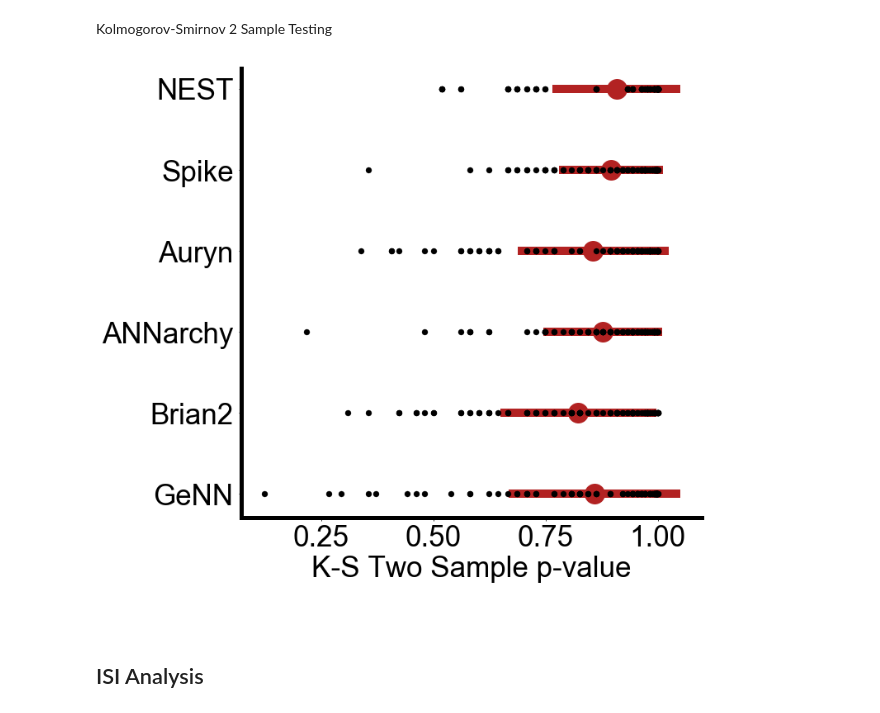
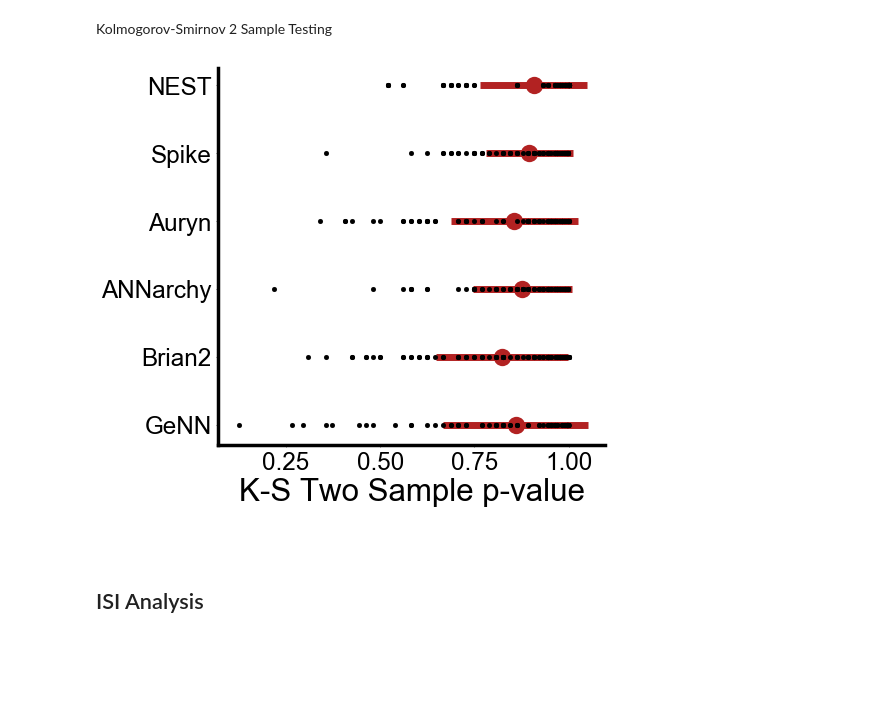
Before and after one commit to nasiryahm/SNNSimulatorComparison, a Jupyter notebook: Benchmarks/VogelsAbbott/_results/SimulatorComparisons.ipynb, the cells around one changed output. Saved outputs shown, nothing was run; the diff lists cells and outputs as text; code cells hidden in the pictures; blank space fills up the shorter version.

```diff
--- a/Benchmarks/VogelsAbbott/_results/SimulatorComparisons.ipynb
+++ b/Benchmarks/VogelsAbbott/_results/SimulatorComparisons.ipynb
@@ -9,8 +9,8 @@ from scipy.stats import ks_2samp, pearsonr
 # %%
 plt.style.use('seaborn-paper')
 SMALL_SIZE = 35
-MEDIUM_SIZE = 35
-BIGGER_SIZE = 35
+MEDIUM_SIZE = 45
+BIGGER_SIZE = 45
 
 plt.rc('font', size=SMALL_SIZE, family="Arial")          # controls default text sizes
 plt.rc('axes', titlesize=SMALL_SIZE)     # fontsize of the axes title
@@ -264,25 +264,25 @@ for s1 in range(len(simulator_data)):
                 rate_ks[s1,s2,t1,t2] = ks_2samp(rates[t1][s1],rates[t2][s2])[1]
 # %%
 # %%capture
-plt.figure(figsize=(10,10)) #, dpi=50)
+plt.figure(figsize=(10,10), dpi=50)
 
 tickvalues = []
 count = 0
 for s1 in range(len(simulator_data[:1])):
     for s2 in np.arange(s1,len(simulator_data)):
         plt.errorbar(np.mean(rate_ks[s1,s2]), [-1*count], fmt=".", ms=50, lw=10, color='firebrick', xerr=np.std(rate_ks[s1,s2].flatten()), zorder=-1)
         plt.scatter(rate_ks[s1,s2].flatten(), -1*count*np.ones(rate_ks[s1,s2].flatten().shape), s=50, color='k')
         tickvalues.append(simulator_data[s2]["name"])
         count += 1
 
 ax = plt.gca()
 ax.spines['top'].set_visible(False)
 ax.spines['right'].set_visible(False)
 
 plt.xlabel("K-S Two Sample p-value\n")
 _ = plt.yticks(-1*np.arange(count), tickvalues, rotation='horizontal')
 # %% [output]
-[figure, old version]
+[figure, new version]
 # %% [markdown]
 ## ISI Analysis
 # %%
```
Also changed, not shown: parts of 7 cells of this notebook, 13 other files.
